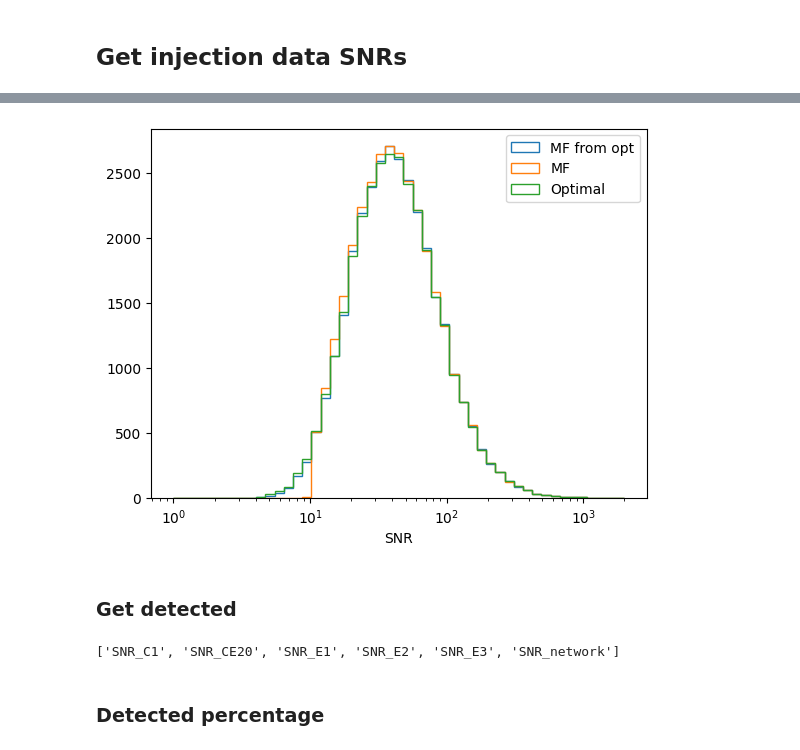
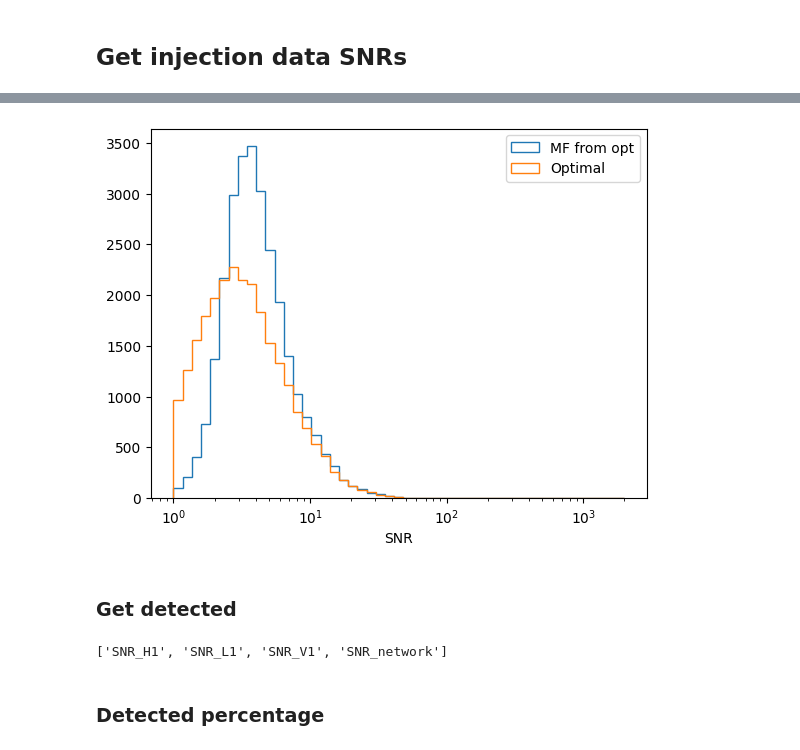
Before and after one commit to divyajyoti09/next_gen_detect, a Jupyter notebook: A-sharp_z_peak_mapping/gwfish_err_calc.ipynb, the cells around one changed output, grey strips where cells are left out. Cells and saved outputs as stored; diff of their text form; code cells hidden in the pictures.

```diff
--- a/A-sharp_z_peak_mapping/gwfish_err_calc.ipynb
+++ b/A-sharp_z_peak_mapping/gwfish_err_calc.ipynb
@@ -27,11 +27,9 @@ from utils import get_detected_SNRs, load_results_from_h5
 ## Get injection data SNRs
 # %%
 #base_dir = '/home/divyajyoti/ACADEMIC/Projects/Cardiff_University/Next_gen_detectability/A-sharp-study/'
-base_dir = '/home/divyajyoti.nln/Cardiff_University/Next_gen_detectability/A-sharp-study/'
-inj_data_file = os.path.join(base_dir, 'SNR_output_files_XPHM', 'BBH',
-                             'CE4020ET123_CoBA10_SNR_2_pop_PLP_spin_prec_z_MD_zmax_10_lmrd_22_365_days_corrected_td_SNR_data.h5')
-#inj_data_file = os.path.join(base_dir, 'SNR_output_files_XPHM', 'BBH',
-#                             'LHI_SNR_2_pop_PLP_spin_prec_fref_10_z_MD_zmax_10_lmrd_22_365_days_corrected_td_SNR_data.h5')
+base_dir = '/home/divyajyoti.nln/Post-O5-study/data/population_analysis'
+inj_data_file = os.path.join(base_dir, 'SNR_output_files_XPHM',
+                             'LHV_ASharp_SNR_2_pop_PLP_spin_prec_fref_10_z_MD_zmax_10_lmrd_19_365_days_SNR_data.h5')
 # %%
 inj_data = load_results_from_h5(inj_data_file)
 # %%
@@ -53,19 +51,18 @@ pd.DataFrame(inj_data['results'])
 # %%
 plt.hist(inj_data['results']['SNR_mf_from_opt_network'], bins=np.logspace(0,3.3,50), histtype=u'step', label='MF from opt');
-plt.hist(inj_data['results']['SNR_mf_network'], bins=np.logspace(0,3.3,50), histtype=u'step', label='MF');
 plt.hist(inj_data['results']['SNR_network'], bins=np.logspace(0,3.3,50), histtype=u'step', label='Optimal');
 plt.xlabel('SNR')
 plt.legend()
 plt.xscale('log')
 # %% [output]
-[figure, old version]
+[figure, new version]
 # %% [markdown]
 ### Get detected
 # %%
 inj_data['detected'] = get_detected_SNRs(inj_data['results'], method='network',
-                                         snr_type='opt', network_threshold=10)
+                                         snr_type='opt', network_threshold=8)
 # %% [output]
-['SNR_C1', 'SNR_CE20', 'SNR_E1', 'SNR_E2', 'SNR_E3', 'SNR_network']
+['SNR_H1', 'SNR_L1', 'SNR_V1', 'SNR_network']
 # %% [markdown]
 ### Detected percentage
 # %%
```
Also changed, not shown: parts of 25 cells of this notebook, 1 other file.
